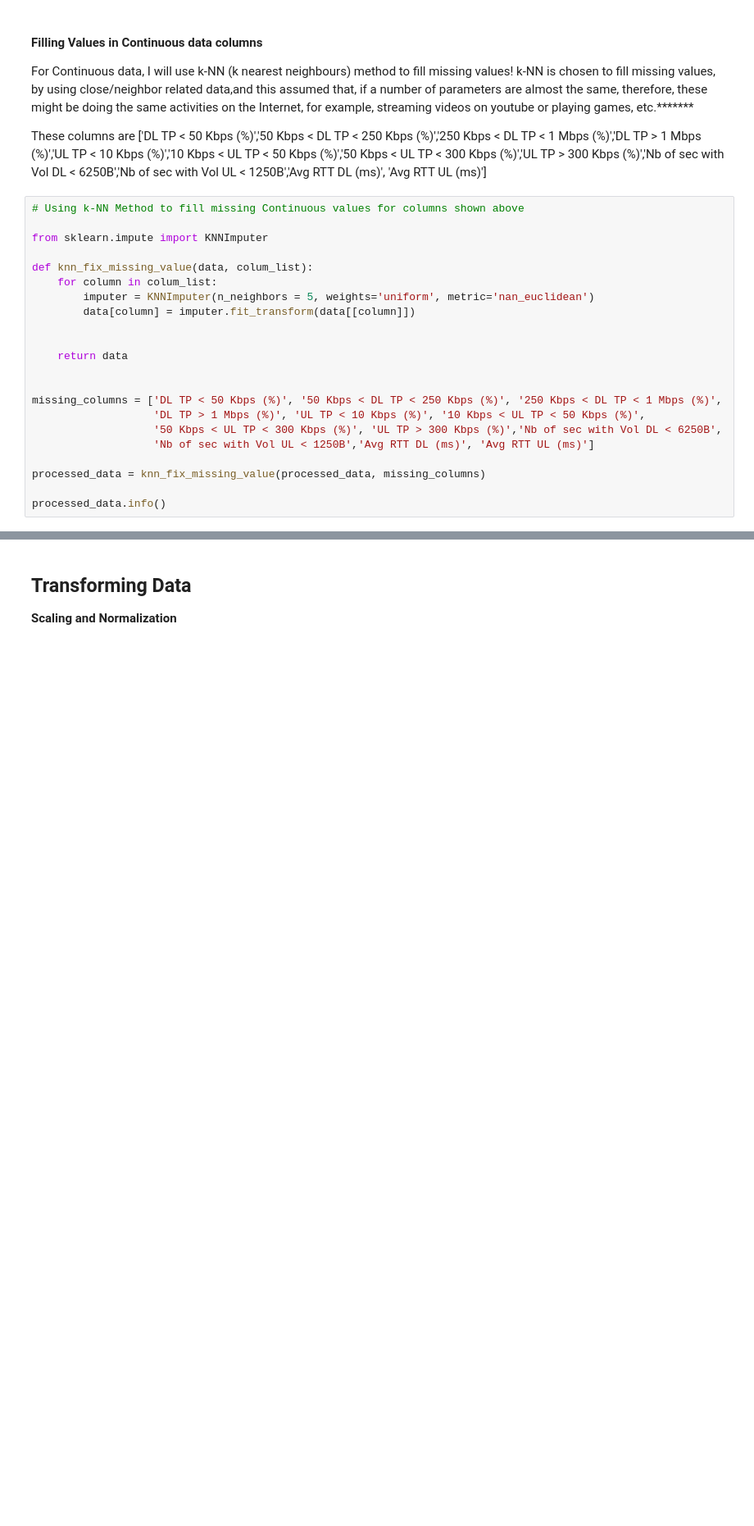
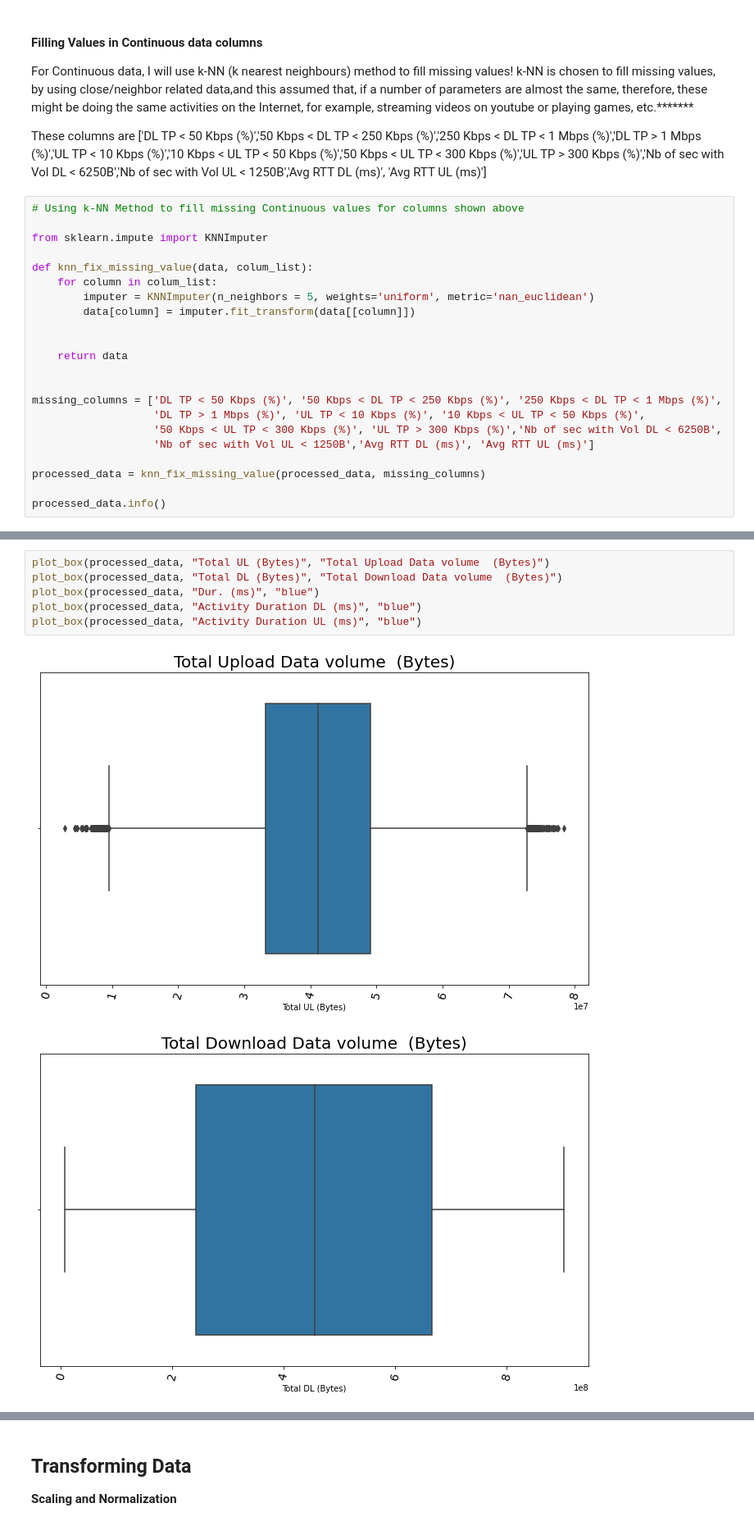
Before and after one commit to Caphace-Ethan/Telecom-User-Data-Analysis, a Jupyter notebook: notebooks/Data_Exploratory_Analysis.ipynb, the cells around one changed output, grey strips where cells are left out. Shown at 82% size. Drawn from its saved outputs; the diff is of its cells as text; blank space fills up the shorter version.

Commit message:
Ploting graphs to discover outliers

```diff
--- a/notebooks/Data_Exploratory_Analysis.ipynb
+++ b/notebooks/Data_Exploratory_Analysis.ipynb
@@ -378,0 +460,9 @@ Other missing columns can be fixed based on your understanding, you can decide t
+# %%
+plot_box(processed_data, "Total UL (Bytes)", "Total Upload Data volume  (Bytes)")
+plot_box(processed_data, "Total DL (Bytes)", "Total Download Data volume  (Bytes)")
+plot_box(processed_data, "Dur. (ms)", "blue")
+plot_box(processed_data, "Activity Duration DL (ms)", "blue")
+plot_box(processed_data, "Activity Duration UL (ms)", "blue")
+# %% [output]
+[figure, added]
+[figure, added]
```
Also changed, not shown: parts of 8 cells of this notebook.
